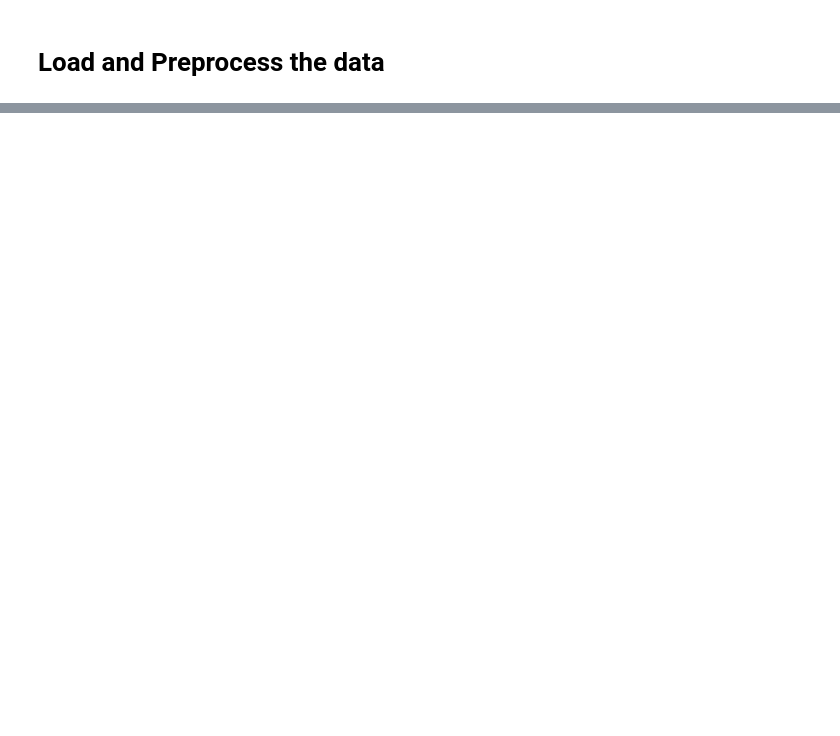
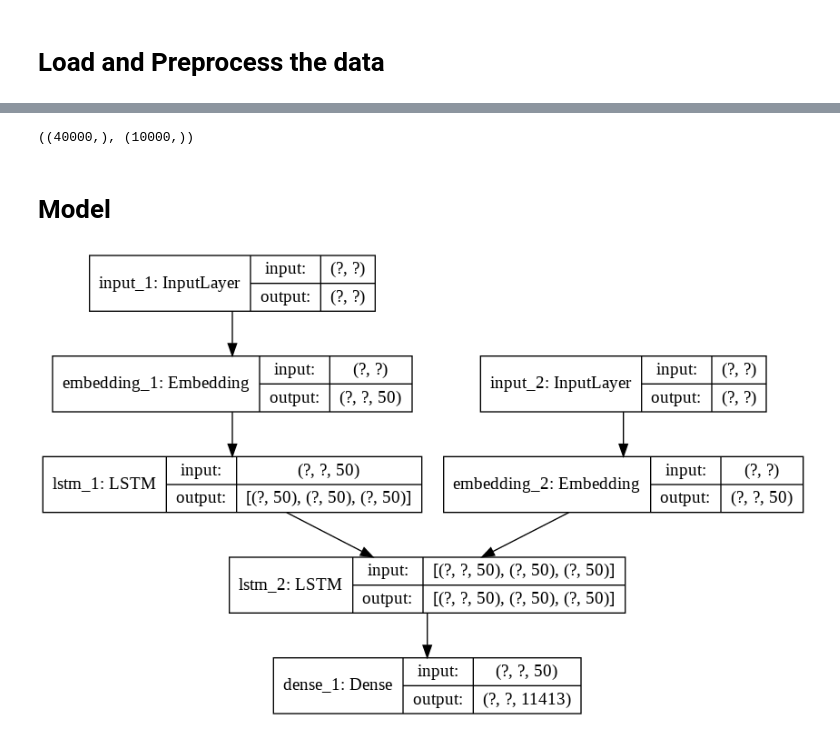
Before and after one commit to aaBadri/natural-language-inference, a Jupyter notebook: seq2seq.ipynb, the cells around one changed output, grey strips where cells are left out. Saved outputs shown, nothing was run; the diff lists cells and outputs as text; code cells hidden in the pictures; blank space fills up the shorter version.

Commit message:
Add some model

```diff
--- a/seq2seq.ipynb
+++ b/seq2seq.ipynb
@@ -90,0 +166,7 @@ lines.sample(10)
+# %%
+# Train - Test Split
+X, y = lines.source, lines.target
+X_train, X_test, y_train, y_test = train_test_split(X, y, test_size = 0.2)
+X_train.shape, X_test.shape
+# %% [output]
+((40000,), (10000,))
@@ -90,0 +196,35 @@ lines.sample(10)
+# %% [markdown]
+# Model
+# %%
+latent_dim = 50
+# %%
+# Encoder
+encoder_inputs = Input(shape=(None,))
+enc_emb =  Embedding(num_encoder_tokens, latent_dim, mask_zero = True)(encoder_inputs)
+encoder_lstm = LSTM(latent_dim, return_state=True)
+encoder_outputs, state_h, state_c = encoder_lstm(enc_emb)
+# We discard `encoder_outputs` and only keep the states.
+encoder_states = [state_h, state_c]
+# %%
+# Set up the decoder, using `encoder_states` as initial state.
+decoder_inputs = Input(shape=(None,))
+dec_emb_layer = Embedding(num_decoder_tokens, latent_dim, mask_zero = True)
+dec_emb = dec_emb_layer(decoder_inputs)
+# We set up our decoder to return full output sequences,
+# and to return internal states as well. We don't use the
+# return states in the training model, but we will use them in inference.
+decoder_lstm = LSTM(latent_dim, return_sequences=True, return_state=True)
+decoder_outputs, _, _ = decoder_lstm(dec_emb,
+                                     initial_state=encoder_states)
+decoder_dense = Dense(num_decoder_tokens, activation='softmax')
+decoder_outputs = decoder_dense(decoder_outputs)
+
+# Define the model that will turn
+# `encoder_input_data` & `decoder_input_data` into `decoder_target_data`
+model = Model([encoder_inputs, decoder_inputs], decoder_outputs)
+# %%
+model.compile(optimizer='rmsprop', loss='categorical_crossentropy', metrics=['acc'])
+# %%
+keras.utils.plot_model(model, show_shapes=True, show_layer_names=True, expand_nested=True)
+# %% [output]
+[figure, added]
```
Also changed, not shown: parts of 24 cells of this notebook.
